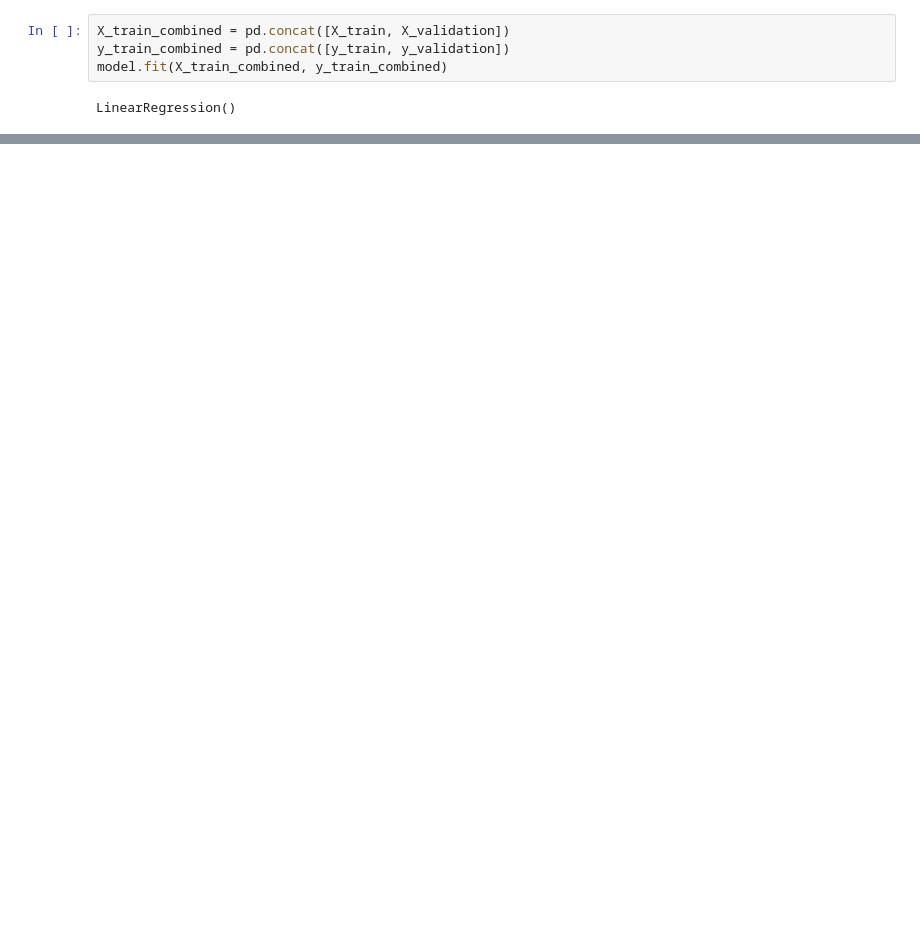
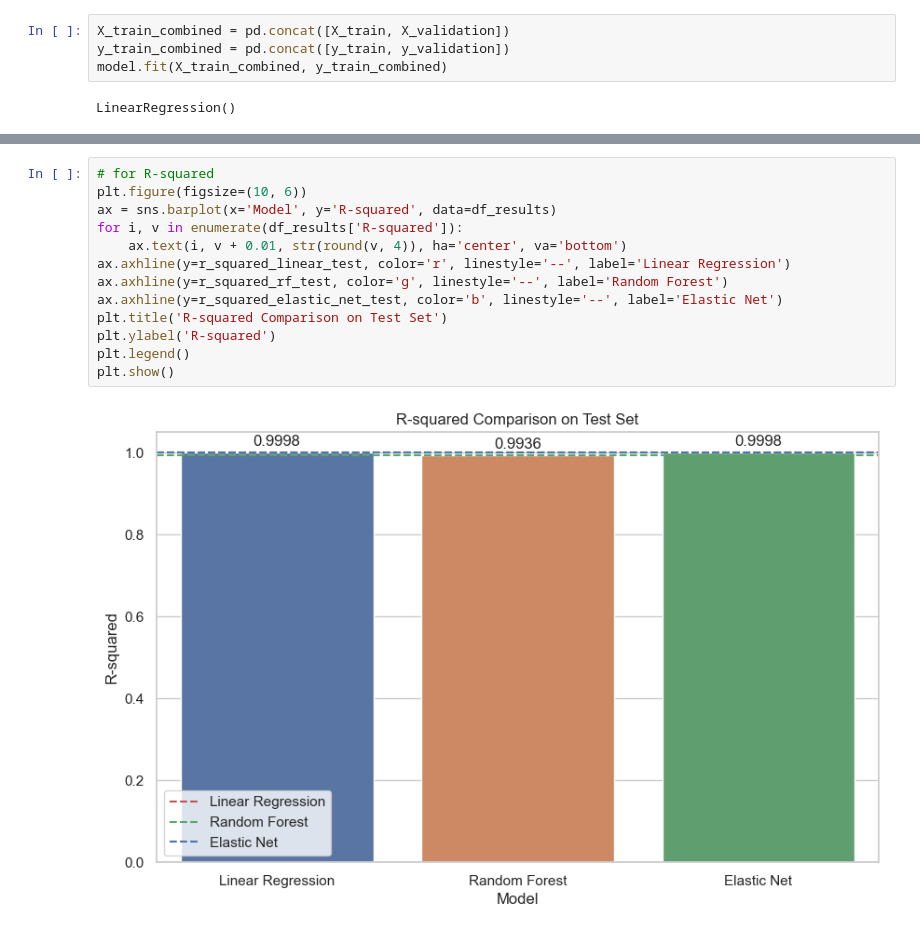
Before and after one commit to Namiscrea7or/SWE-Salary, a Jupyter notebook: notebooks/5 - Data-modeling.ipynb, the cells around one changed output, grey strips where cells are left out. Drawn from its saved outputs; the diff is of its cells as text; blank space fills up the shorter version.

```diff
--- a/notebooks/5 - Data-modeling.ipynb
+++ b/notebooks/5 - Data-modeling.ipynb
@@ -330,0 +379,15 @@ R-squared: 0.9998167112231899
+# %%
+# for R-squared
+plt.figure(figsize=(10, 6))
+ax = sns.barplot(x='Model', y='R-squared', data=df_results)
+for i, v in enumerate(df_results['R-squared']):
+    ax.text(i, v + 0.01, str(round(v, 4)), ha='center', va='bottom')
+ax.axhline(y=r_squared_linear_test, color='r', linestyle='--', label='Linear Regression')
+ax.axhline(y=r_squared_rf_test, color='g', linestyle='--', label='Random Forest')
+ax.axhline(y=r_squared_elastic_net_test, color='b', linestyle='--', label='Elastic Net')
+plt.title('R-squared Comparison on Test Set')
+plt.ylabel('R-squared')
+plt.legend()
+plt.show()
+# %% [output]
+[figure, added]
```
Also changed, not shown: parts of 43 cells of this notebook.
